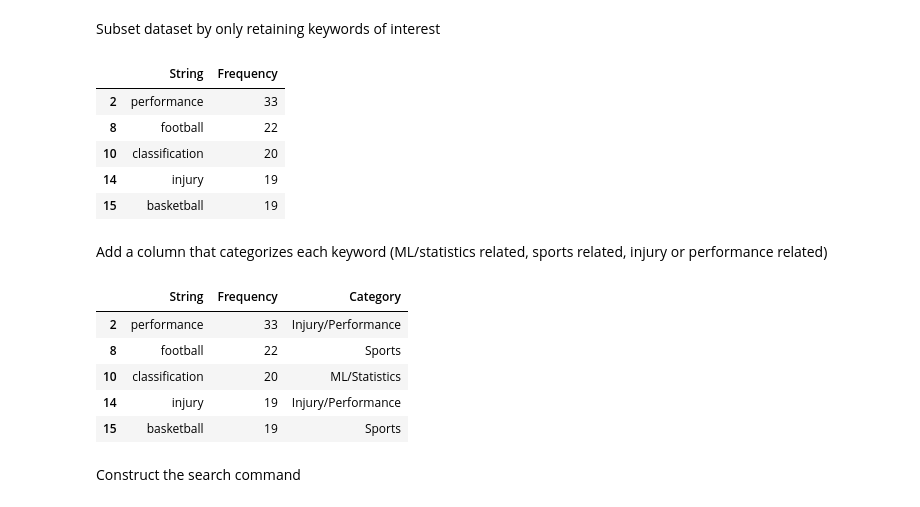
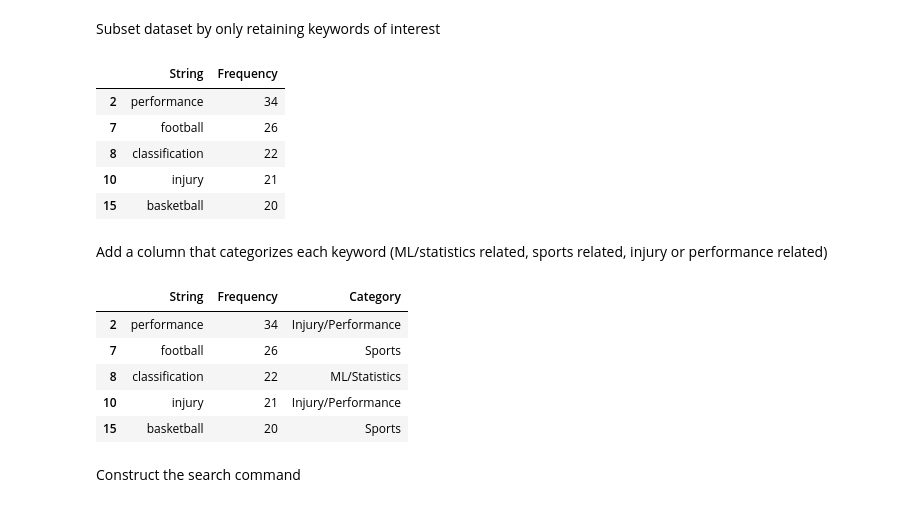
Before and after one commit to Matt17BR/ml4ds2324_topic_modeling, a Jupyter notebook: scripts/keywords_search.ipynb, the cells around one changed output. Cells and saved outputs as stored; diff of their text form; code cells hidden in the pictures.

```diff
--- a/scripts/keywords_search.ipynb
+++ b/scripts/keywords_search.ipynb
@@ -24,28 +24,25 @@ strings
 # %% [markdown]
 Subset dataset by only retaining keywords of interest
 # %%
-# Subset dataset by only retaining keywords with more than 4 letters that contain no numbers
-
-strings = strings[strings['String'].apply(lambda x: len(x) > 4 and not any(char.isdigit() for char in x))]
+# Subset dataset by only retaining keywords with more than 4 letters
+strings = strings[strings['String'].apply(lambda x: len(x) > 4)]
 
 # Remove some keywords we deem too generic manually
-
-# List of strings to remove
 strings_to_remove = ["model", "train", "study", "match", "turnover", "professional", "player",
                      "method", "analysis", "indicator", "accuracy", "outcome", "classify", "classifier",
                      "approach", "decision", "provide", "position", "different", "network",
-                     "machine", "learning", "feature", "prediction", "logistic", "neural"]
+                     "machine", "learning", "feature", "prediction", "logistic", "neural", "factor"]
 
 # Further subsetting the DataFrame by removing specified entries
 strings = strings[~strings['String'].isin(strings_to_remove)]
 strings.head()
 # %% [output]
 |  | String | Frequency |
-| 2 | performance | 33 |
-| 8 | football | 22 |
-| 10 | classification | 20 |
-| 14 | injury | 19 |
-| 15 | basketball | 19 |
+| 2 | performance | 34 |
+| 7 | football | 26 |
+| 8 | classification | 22 |
+| 10 | injury | 21 |
+| 15 | basketball | 20 |
 # %% [markdown]
 Add a column that categorizes each keyword (ML/statistics related, sports related, injury or performance related)
 # %%
@@ -75,11 +72,11 @@ strings['Category'] = strings['String'].apply(categorize_string)
 strings.head()
 # %% [output]
 |  | String | Frequency | Category |
-| 2 | performance | 33 | Injury/Performance |
-| 8 | football | 22 | Sports |
-| 10 | classification | 20 | ML/Statistics |
-| 14 | injury | 19 | Injury/Performance |
-| 15 | basketball | 19 | Sports |
+| 2 | performance | 34 | Injury/Performance |
+| 7 | football | 26 | Sports |
+| 8 | classification | 22 | ML/Statistics |
+| 10 | injury | 21 | Injury/Performance |
+| 15 | basketball | 20 | Sports |
 # %% [markdown]
 Construct the search command
 # %%
```
Also changed, not shown: parts of 1 cell of this notebook, 6 other files.
